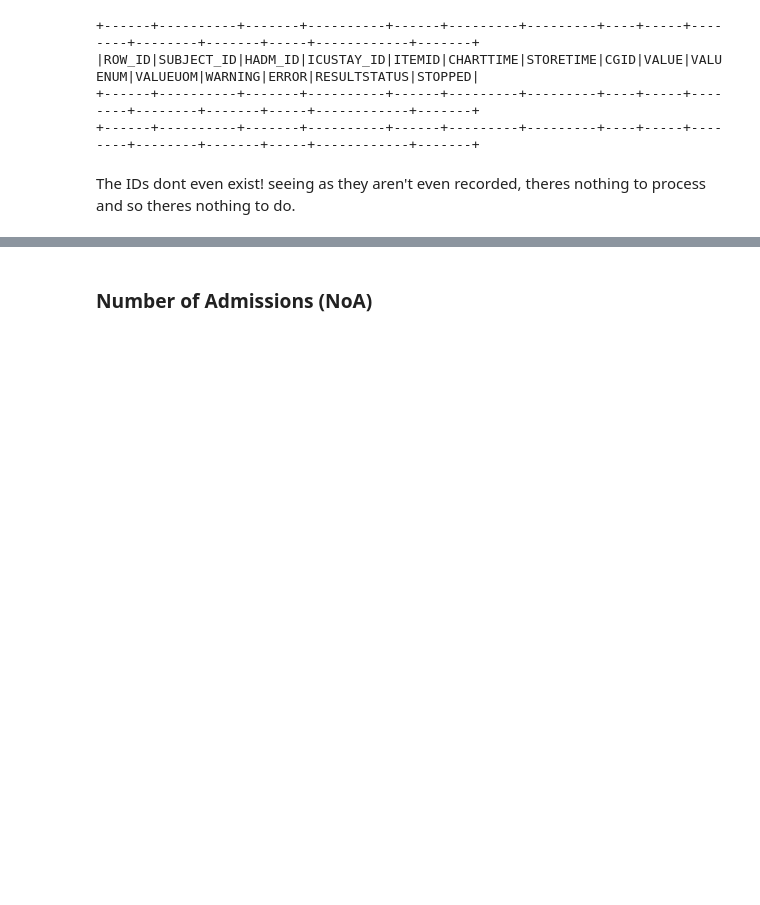
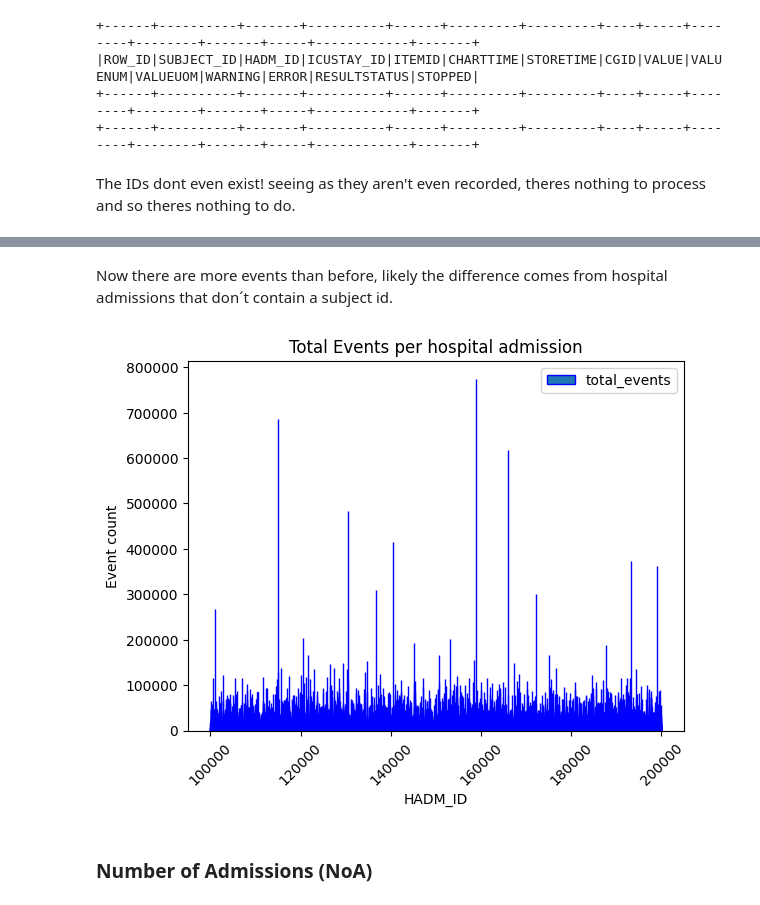
Before and after one commit to DanielaTomas/FCUP-BDCC, a Jupyter notebook: Project-2/Events.ipynb, the cells around one changed output, grey strips where cells are left out. Cells and saved outputs as stored; diff of their text form; code cells hidden in the pictures; blank space fills up the shorter version.

```diff
--- a/Project-2/Events.ipynb
+++ b/Project-2/Events.ipynb
@@ -320,0 +356,3 @@ seeing as they aren't even recorded, theres nothing to process and so theres not
+# %%
+events_count_by_admission_df = df.groupBy("HADM_ID").agg(count("*").alias("total_events"))
+events_count_by_admission_df.describe("total_events").show()
@@ -321,3 +370,18 @@ seeing as they aren't even recorded, theres nothing to process and so theres not
+# %% [markdown]
+Now there are more events than before, likely the difference comes from hospital admissions that don´t contain a subject id.
+# %%
+y = [val.total_events for val in events_count_by_admission_df.select('total_events').collect()]
+x = [val.HADM_ID for val in events_count_by_admission_df.select('HADM_ID').collect()]
+
+plt.bar(x, y, ec='blue')
+plt.ylabel('Event count')
+plt.xlabel('HADM_ID')
+plt.title('Total Events per hospital admission')
+plt.legend(['total_events'], loc='upper right')
+plt.xticks(rotation=45)
+plt.show()
+# %% [output]
+[figure, added]
 # %% [markdown]
 ### Number of Admissions (NoA)
 # %%
```
Also changed, not shown: parts of 39 cells of this notebook, 1 other file.
